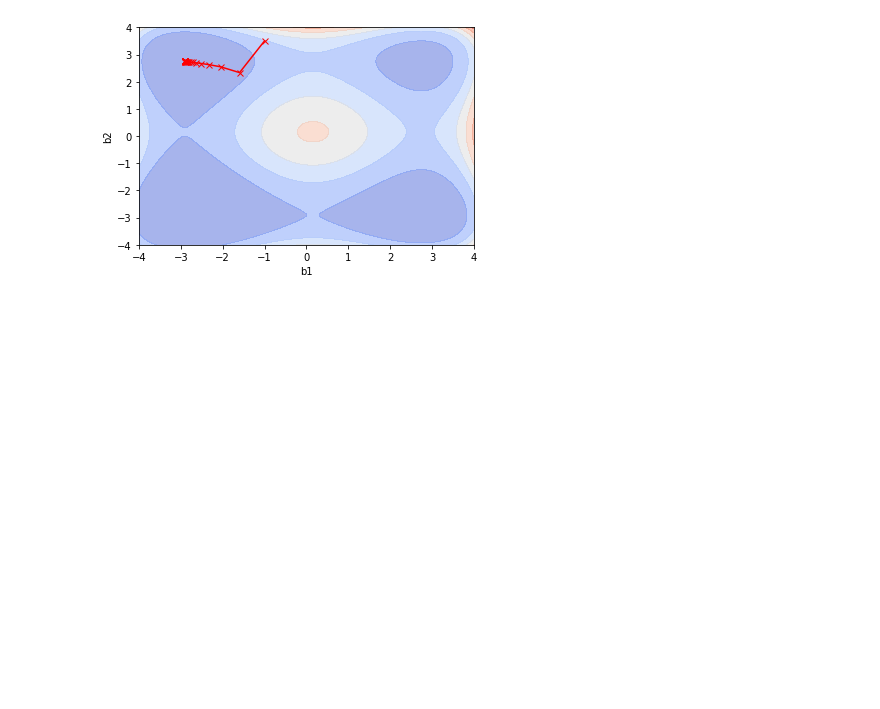
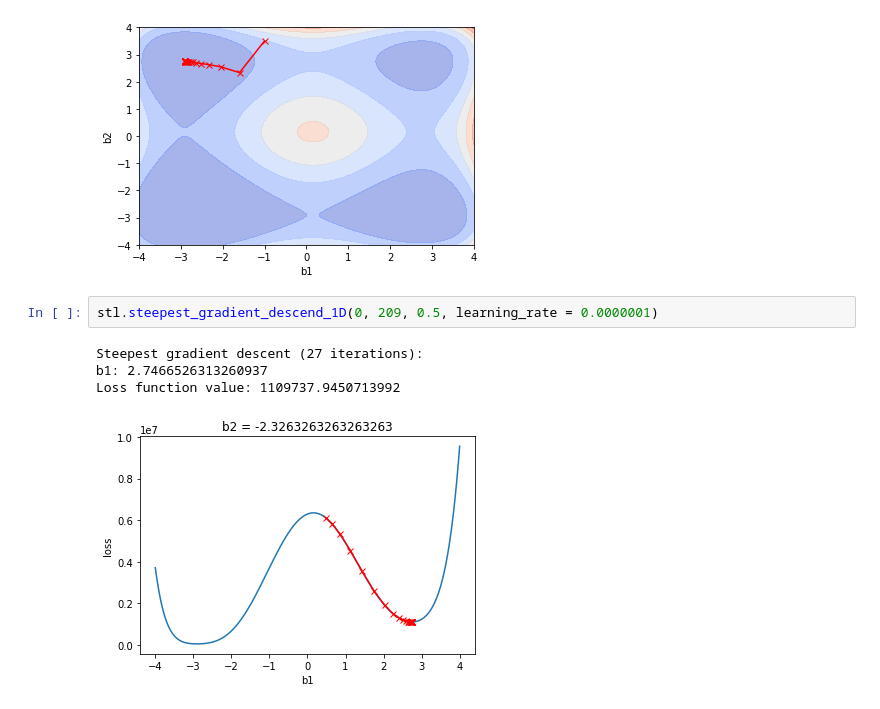
Before and after one commit to pablosuau/training, a Jupyter notebook: machine_learning/03_ml_theory/01_gradient_descent/01_loss_functions.ipynb, the cells around one changed output. Cells and saved outputs as stored; diff of their text form; blank space fills up the shorter version.

```diff
--- a/machine_learning/03_ml_theory/01_gradient_descent/01_loss_functions.ipynb
+++ b/machine_learning/03_ml_theory/01_gradient_descent/01_loss_functions.ipynb
@@ -452,3 +510,10 @@ b1: -2.903417891332046
 b2: 2.746721224265999
 Loss function value: 608899.5300635803
 [figure]
+# %%
+stl.steepest_gradient_descend_1D(0, 209, 0.5, learning_rate = 0.0000001)
+# %% [output]
+Steepest gradient descent (27 iterations):
+b1: 2.7466526313260937
+Loss function value: 1109737.9450713992
+[figure, added]
```
Also changed, not shown: parts of 3 cells of this notebook.
